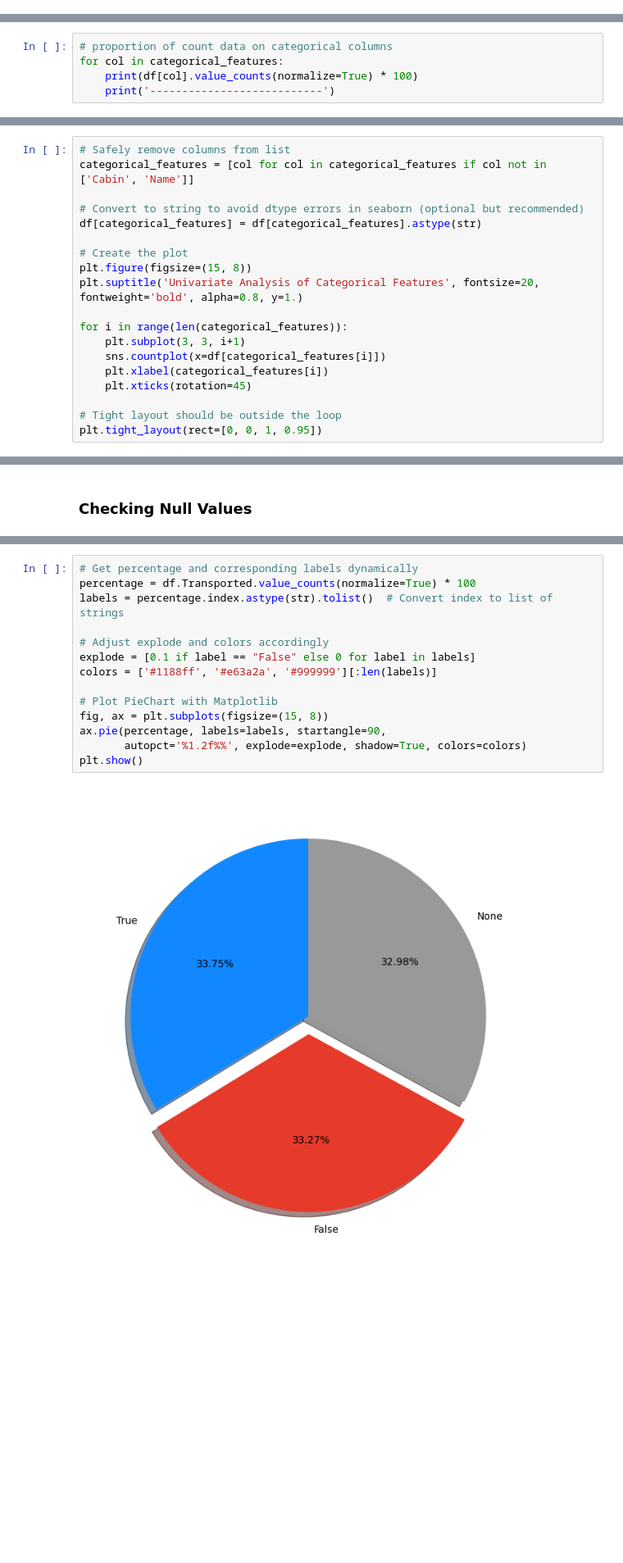
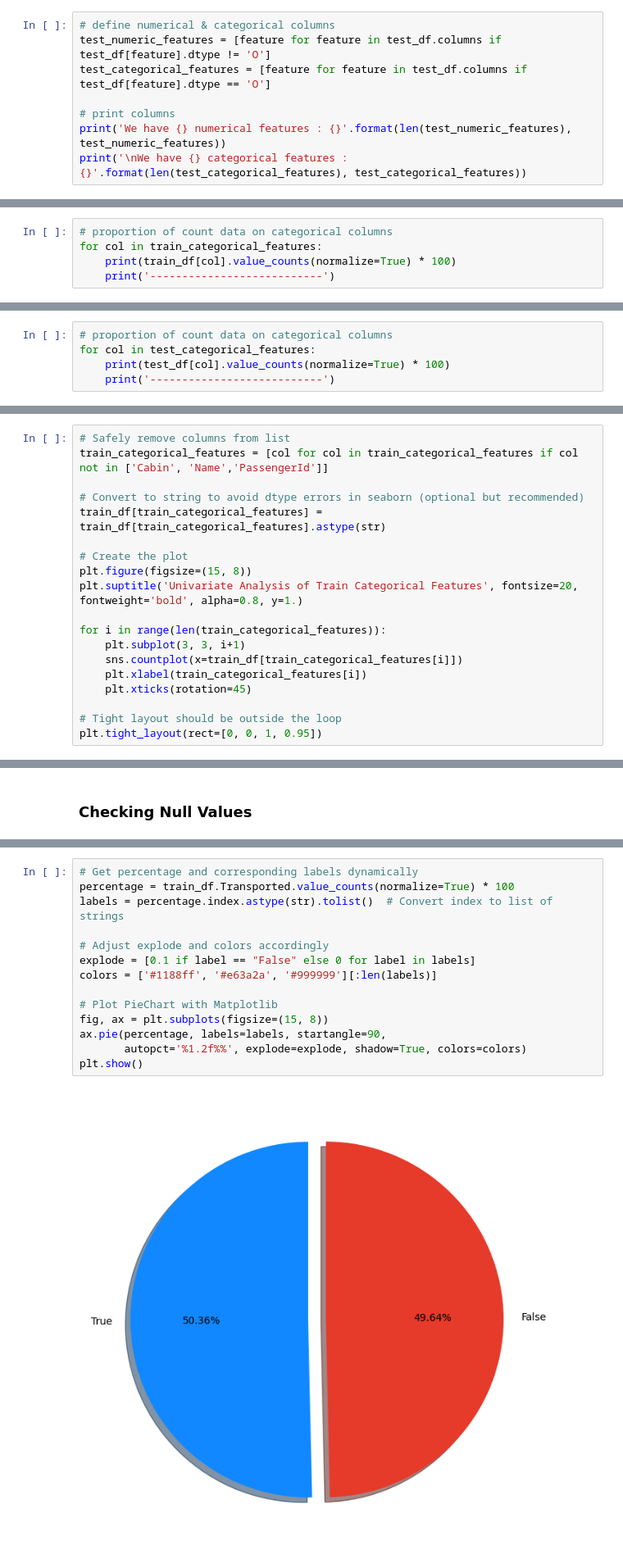
Before and after one commit to MD0210/mlops-spaceshiptitanic-project, a Jupyter notebook: notebook/1_EDA_spaceship_titanic.ipynb, the cells around one changed output, grey strips where cells are left out. Shown at 82% size. Saved outputs shown, nothing was run; the diff lists cells and outputs as text; blank space fills up the shorter version.

```diff
--- a/notebook/1_EDA_spaceship_titanic.ipynb
+++ b/notebook/1_EDA_spaceship_titanic.ipynb
@@ -174,0 +182,8 @@ We have 7 categorical features : ['HomePlanet', 'CryoSleep', 'Cabin', 'Destinati
+# %%
+# define numerical & categorical columns
+test_numeric_features = [feature for feature in test_df.columns if test_df[feature].dtype != 'O']
+test_categorical_features = [feature for feature in test_df.columns if test_df[feature].dtype == 'O']
+
+# print columns
+print('We have {} numerical features : {}'.format(len(test_numeric_features), test_numeric_features))
+print('\nWe have {} categorical features : {}'.format(len(test_categorical_features), test_categorical_features))
@@ -175,6 +194,6 @@ We have 7 categorical features : ['HomePlanet', 'CryoSleep', 'Cabin', 'Destinati
 # %%
 # proportion of count data on categorical columns
-for col in categorical_features:
-    print(df[col].value_counts(normalize=True) * 100)
+for col in train_categorical_features:
+    print(train_df[col].value_counts(normalize=True) * 100)
     print('---------------------------')
 # %% [output]
@@ -195,3 +214,8 @@ True     50.362361
 False    49.637639
 Name: proportion, dtype: float64
 ---------------------------
+# %%
+# proportion of count data on categorical columns
+for col in test_categorical_features:
+    print(test_df[col].value_counts(normalize=True) * 100)
+    print('---------------------------')
@@ -230,19 +292,19 @@ From the univariate analysis of numerical features, we observe distinct distribu
 - This distribution may indicate economic disparities or differing service preferences among passengers.
 # %%
 # Safely remove columns from list
-categorical_features = [col for col in categorical_features if col not in ['Cabin', 'Name']]
+train_categorical_features = [col for col in train_categorical_features if col not in ['Cabin', 'Name','PassengerId']]
 
 # Convert to string to avoid dtype errors in seaborn (optional but recommended)
-df[categorical_features] = df[categorical_features].astype(str)
+train_df[train_categorical_features] = train_df[train_categorical_features].astype(str)
 
 # Create the plot
 plt.figure(figsize=(15, 8))
-plt.suptitle('Univariate Analysis of Categorical Features', fontsize=20, fontweight='bold', alpha=0.8, y=1.)
+plt.suptitle('Univariate Analysis of Train Categorical Features', fontsize=20, fontweight='bold', alpha=0.8, y=1.)
 
-for i in range(len(categorical_features)):
+for i in range(len(train_categorical_features)):
     plt.subplot(3, 3, i+1)
-    sns.countplot(x=df[categorical_features[i]])
-    plt.xlabel(categorical_features[i])
+    sns.countplot(x=train_df[train_categorical_features[i]])
+    plt.xlabel(train_categorical_features[i])
     plt.xticks(rotation=45)
 
 # Tight layout should be outside the loop
@@ -407,16 +518,16 @@ fig.subplots_adjust(top=0.90)
 # %%
 # Get percentage and corresponding labels dynamically
-percentage = df.Transported.value_counts(normalize=True) * 100
+percentage = train_df.Transported.value_counts(normalize=True) * 100
 labels = percentage.index.astype(str).tolist()  # Convert index to list of strings
 
 # Adjust explode and colors accordingly
 explode = [0.1 if label == "False" else 0 for label in labels]
 colors = ['#1188ff', '#e63a2a', '#999999'][:len(labels)]
 
 # Plot PieChart with Matplotlib
 fig, ax = plt.subplots(figsize=(15, 8))
 ax.pie(percentage, labels=labels, startangle=90,
        autopct='%1.2f%%', explode=explode, shadow=True, colors=colors)
 plt.show()
 # %% [output]
-[figure, old version]
+[figure, new version]
```
Also changed, not shown: parts of 45 cells of this notebook.
